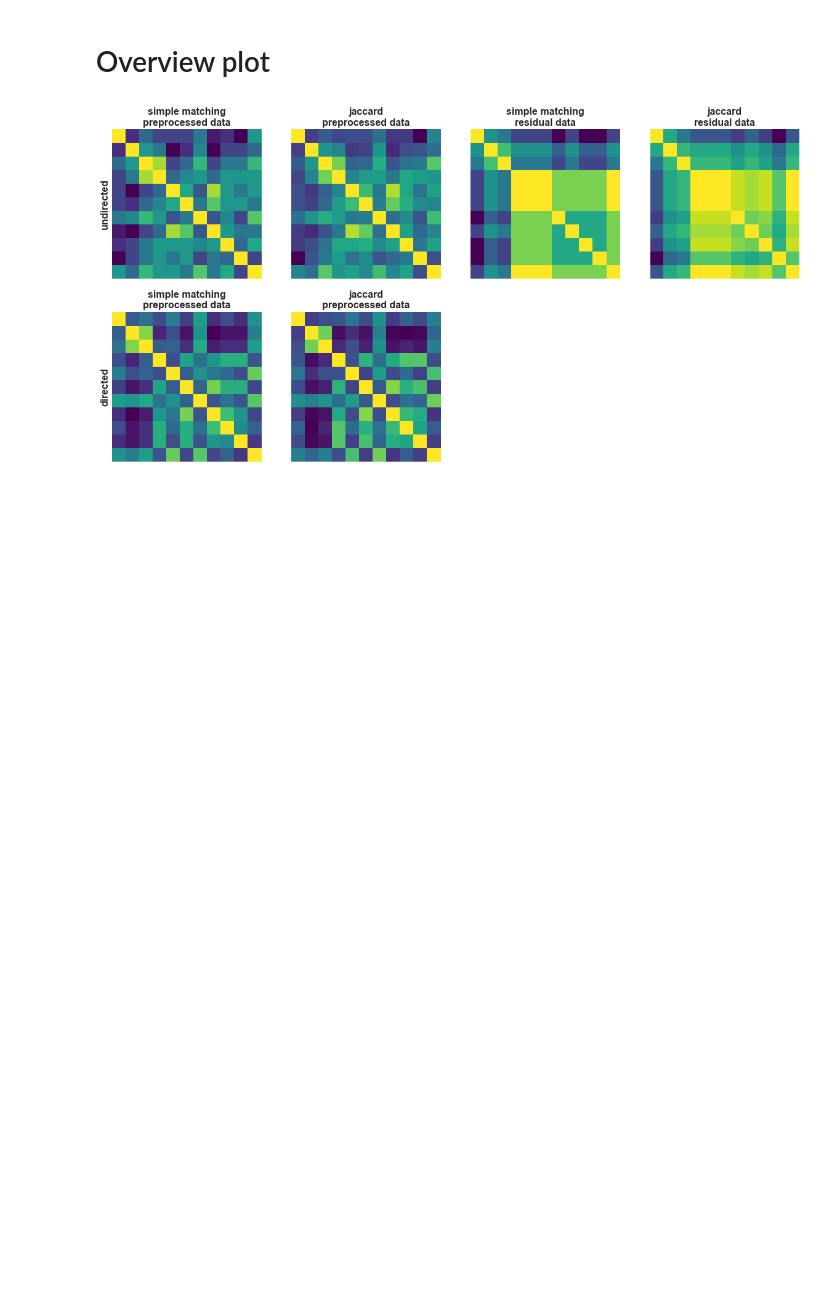
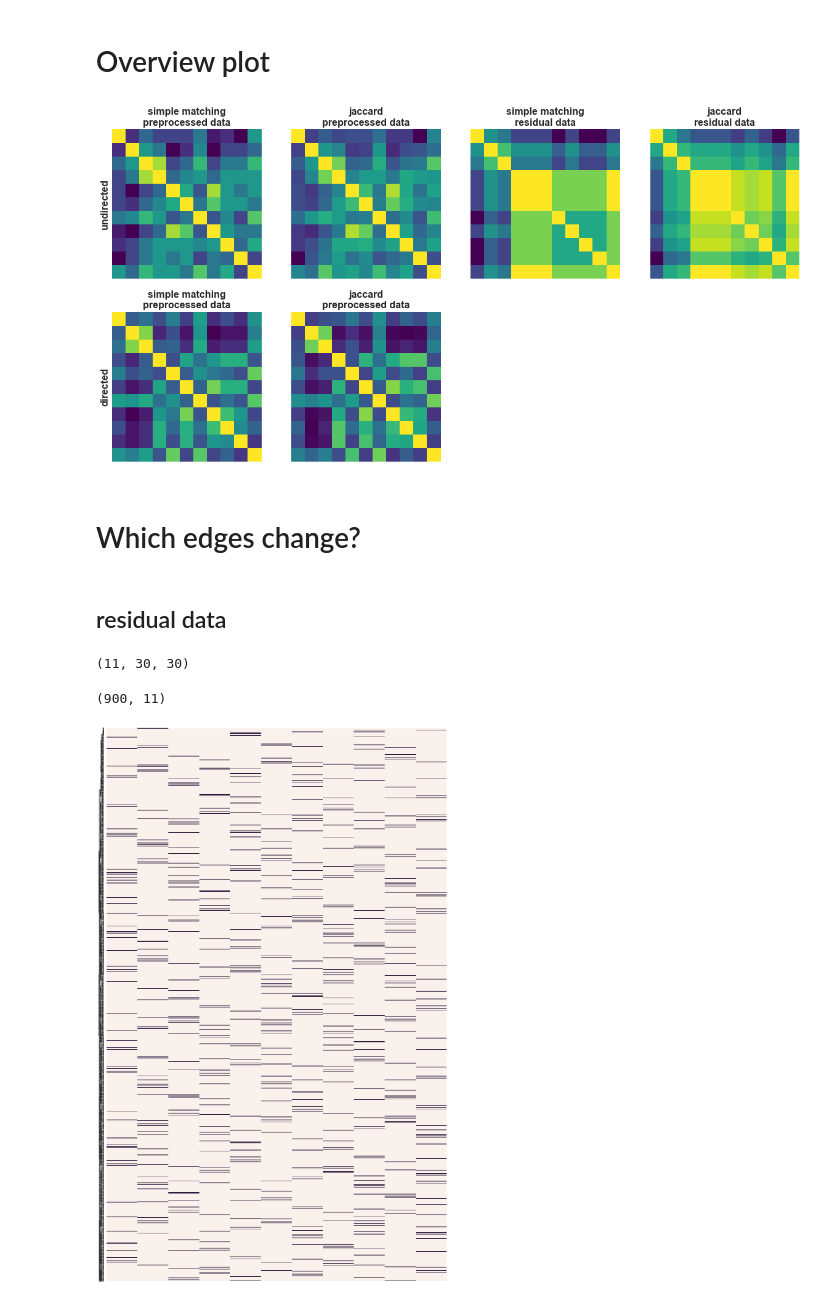
Before and after one commit to oliver-contier/famface-temporal-dynamics, a Jupyter notebook: notebooks/pycausal_analysis.ipynb, the cells around one changed output. Saved outputs shown, nothing was run; the diff lists cells and outputs as text; code cells hidden in the pictures; blank space fills up the shorter version.

Commit message:
added graph for residual data withoug button press as regressor.

```diff
--- a/notebooks/pycausal_analysis.ipynb
+++ b/notebooks/pycausal_analysis.ipynb
@@ -738,0 +755,20 @@ fig, axs = overview_plot(fonts=16, figs=(20, 10))
+# %% [markdown]
+# Which edges change?
+# %% [markdown]
+## residual data
+# %%
+np.shape(am_list_nb)
+# %% [output]
+(11, 30, 30)
+# %%
+am_list_nb_reshape = np.array(am_list_nb).reshape(900,11)
+# %%
+np.shape(am_list_nb_reshape)
+# %% [output]
+(900, 11)
+# %%
+fig, ax = plt.subplots(figsize=(18,30))
+
+hm = sb.heatmap(am_list_nb_reshape, cbar=False, xticklabels=False)
+# %% [output]
+[figure, added]
```
Also changed, not shown: parts of 6 cells of this notebook.
